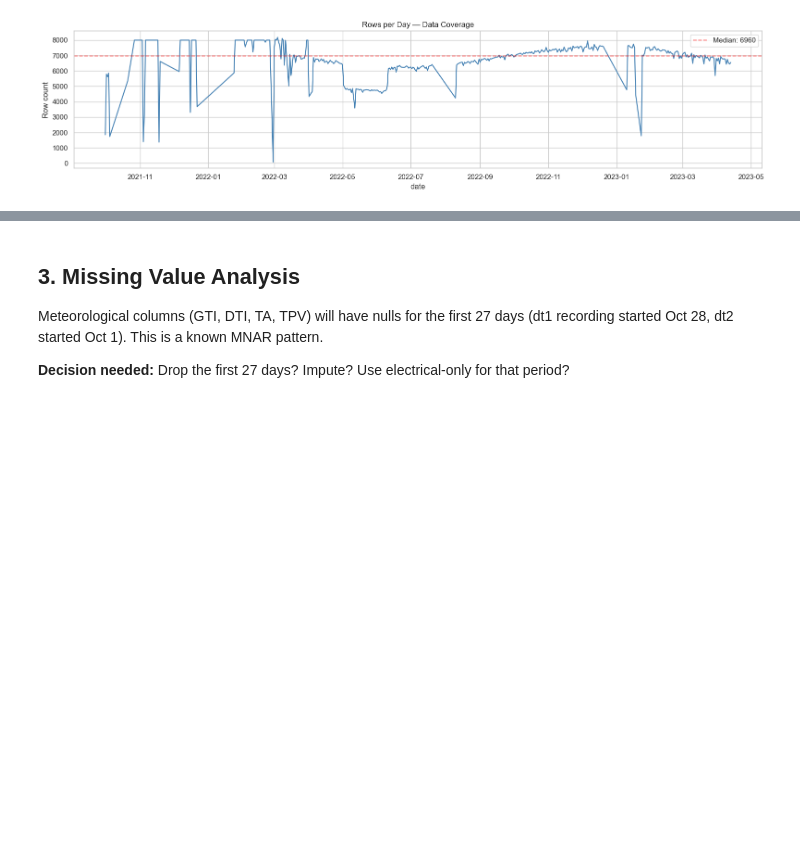
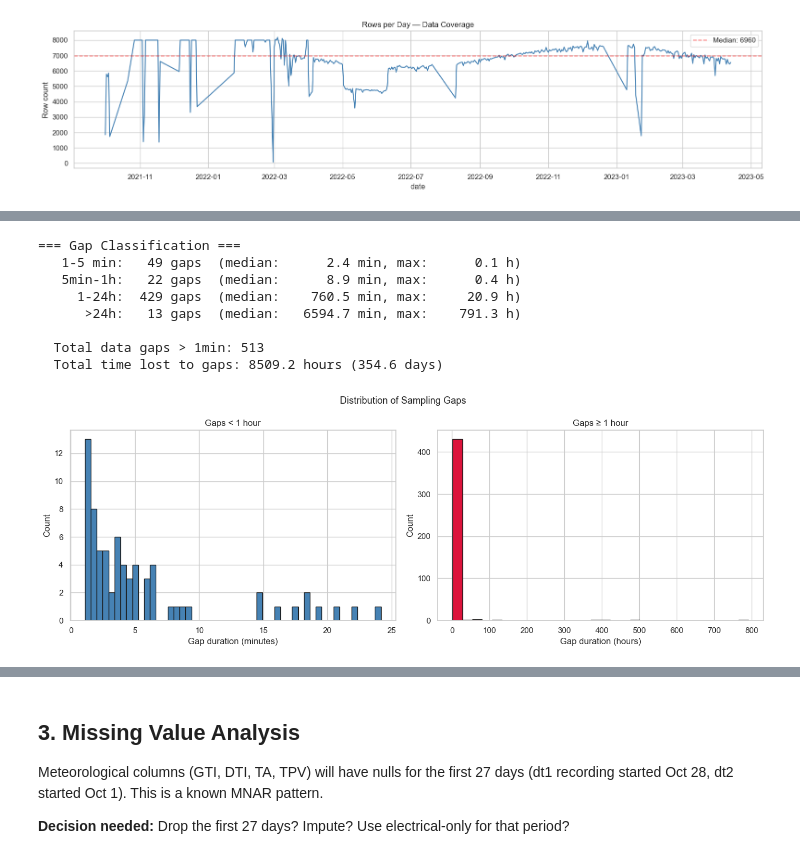
Before and after one commit to aminetech26/PFE_Experiments, a Jupyter notebook: notebooks/eda_reunion.ipynb, the cells around one changed output, grey strips where cells are left out. Drawn from its saved outputs; the diff is of its cells as text; code cells hidden in the pictures; blank space fills up the shorter version.

```diff
--- a/notebooks/eda_reunion.ipynb
+++ b/notebooks/eda_reunion.ipynb
@@ -205,0 +388,45 @@ plt.show()
+# %%
+# === Gap Classification ===
+# Categorize gaps by severity
+gap_durations = dt_seconds[dt_seconds > 60].copy()  # gaps > 1 minute
+
+bins = [60, 300, 3600, 86400, float("inf")]  # 1min, 5min, 1h, 24h
+labels = ["1-5 min", "5min-1h", "1-24h", ">24h"]
+gap_categories = pd.cut(gap_durations, bins=bins, labels=labels)
+
+print("=== Gap Classification ===")
+gap_counts = gap_categories.value_counts().sort_index()
+for cat, count in gap_counts.items():
+    subset = gap_durations[gap_categories == cat]
+    print(f"  {cat:>8s}: {count:4d} gaps  (median: {subset.median()/60:8.1f} min, max: {subset.max()/3600:8.1f} h)")
+
+print(f"\n  Total data gaps > 1min: {len(gap_durations)}")
+print(f"  Total time lost to gaps: {gap_durations.sum()/3600:.1f} hours ({gap_durations.sum()/86400:.1f} days)")
+
+# Gap duration histogram
+fig, axes = plt.subplots(1, 2, figsize=(14, 5))
+
+axes[0].hist(gap_durations[gap_durations < 3600] / 60, bins=50, color="steelblue", edgecolor="k")
+axes[0].set_title("Gaps < 1 hour")
+axes[0].set_xlabel("Gap duration (minutes)")
+axes[0].set_ylabel("Count")
+
+axes[1].hist(gap_durations[gap_durations >= 3600] / 3600, bins=30, color="crimson", edgecolor="k")
+axes[1].set_title("Gaps ≥ 1 hour")
+axes[1].set_xlabel("Gap duration (hours)")
+axes[1].set_ylabel("Count")
+
+plt.suptitle("Distribution of Sampling Gaps", fontsize=13)
+plt.tight_layout()
+plt.savefig(INTERIM_DIR / "eda_gap_distribution.png", bbox_inches="tight")
+plt.show()
+# %% [output]
+=== Gap Classification ===
+   1-5 min:   49 gaps  (median:      2.4 min, max:      0.1 h)
+   5min-1h:   22 gaps  (median:      8.9 min, max:      0.4 h)
+     1-24h:  429 gaps  (median:    760.5 min, max:     20.9 h)
+      >24h:   13 gaps  (median:   6594.7 min, max:    791.3 h)
+
+  Total data gaps > 1min: 513
+  Total time lost to gaps: 8509.2 hours (354.6 days)
+[figure, added]
```
Also changed, not shown: parts of 23 cells of this notebook.
